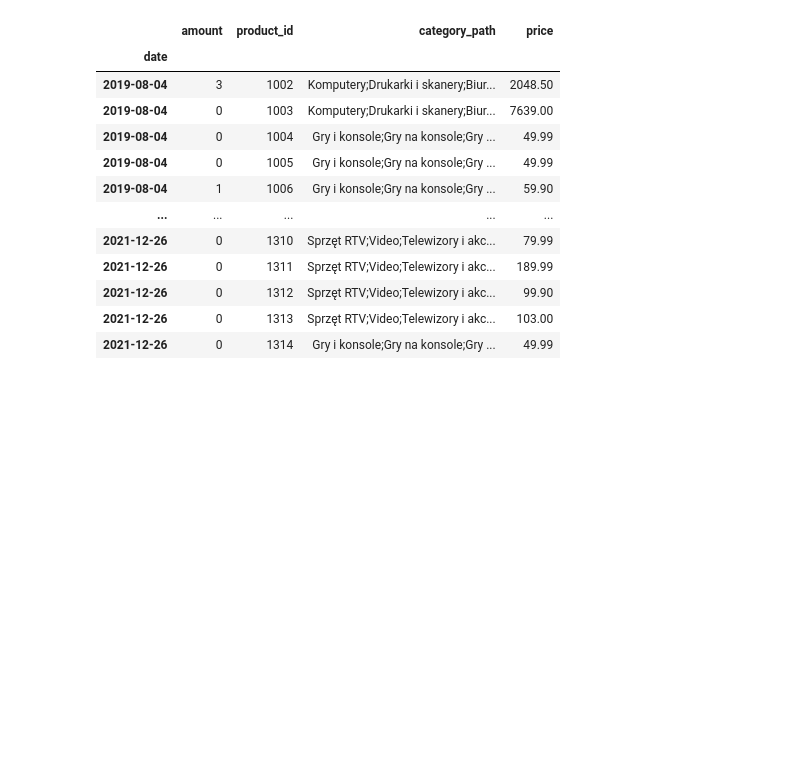
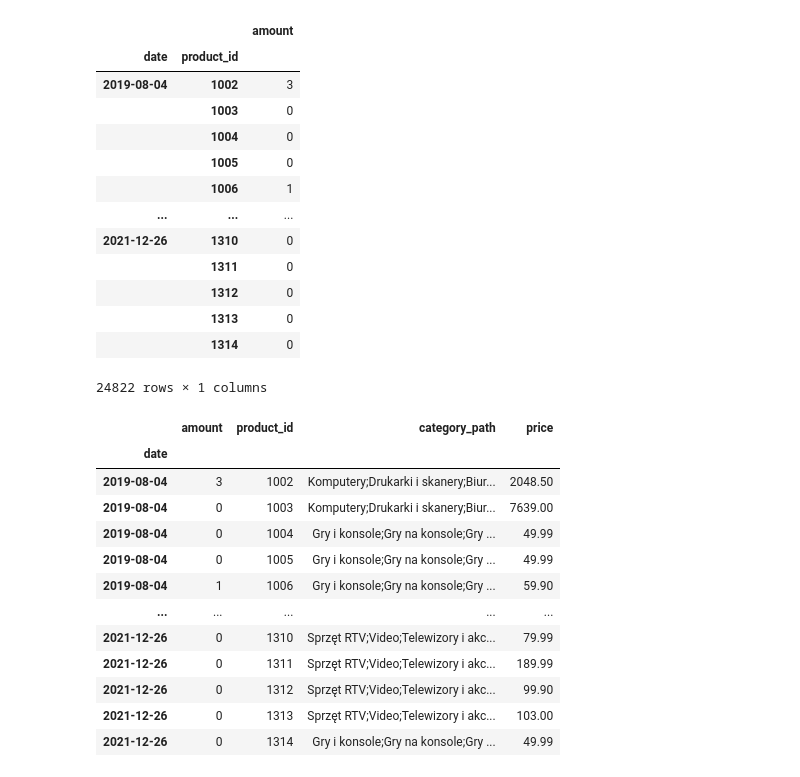
Before and after one commit to vladkyr/ium-21z, a Jupyter notebook: notebooks/new_xgboost.ipynb, the cells around one changed output. Saved outputs shown, nothing was run; the diff lists cells and outputs as text; code cells hidden in the pictures; blank space fills up the shorter version.

```diff
--- a/notebooks/new_xgboost.ipynb
+++ b/notebooks/new_xgboost.ipynb
@@ -21,6 +22,23 @@ df['product_id'] = df['product_id'].astype(str)
 df['date'] = pd.to_datetime(df['date'])
 # %%
 df=df.groupby(by=[pd.Grouper(key='date', freq='W'), pd.Grouper(key='product_id')]).sum()
+# %%
+df
+# %% [output]
+|  |  | amount |
+| date | product_id |  |
+| 2019-08-04 | 1002 | 3 |
+|  | 1003 | 0 |
+|  | 1004 | 0 |
+|  | 1005 | 0 |
+|  | 1006 | 1 |
+| ... | ... | ... |
+| 2021-12-26 | 1310 | 0 |
+|  | 1311 | 0 |
+|  | 1312 | 0 |
+|  | 1313 | 0 |
+|  | 1314 | 0 |
+24822 rows × 1 columns
 # %%
 products = pd.read_json("../data/raw/second/products.jsonl", lines=True)
 del products['product_name']
```
Also changed, not shown: parts of 25 cells of this notebook, 3 other files.
